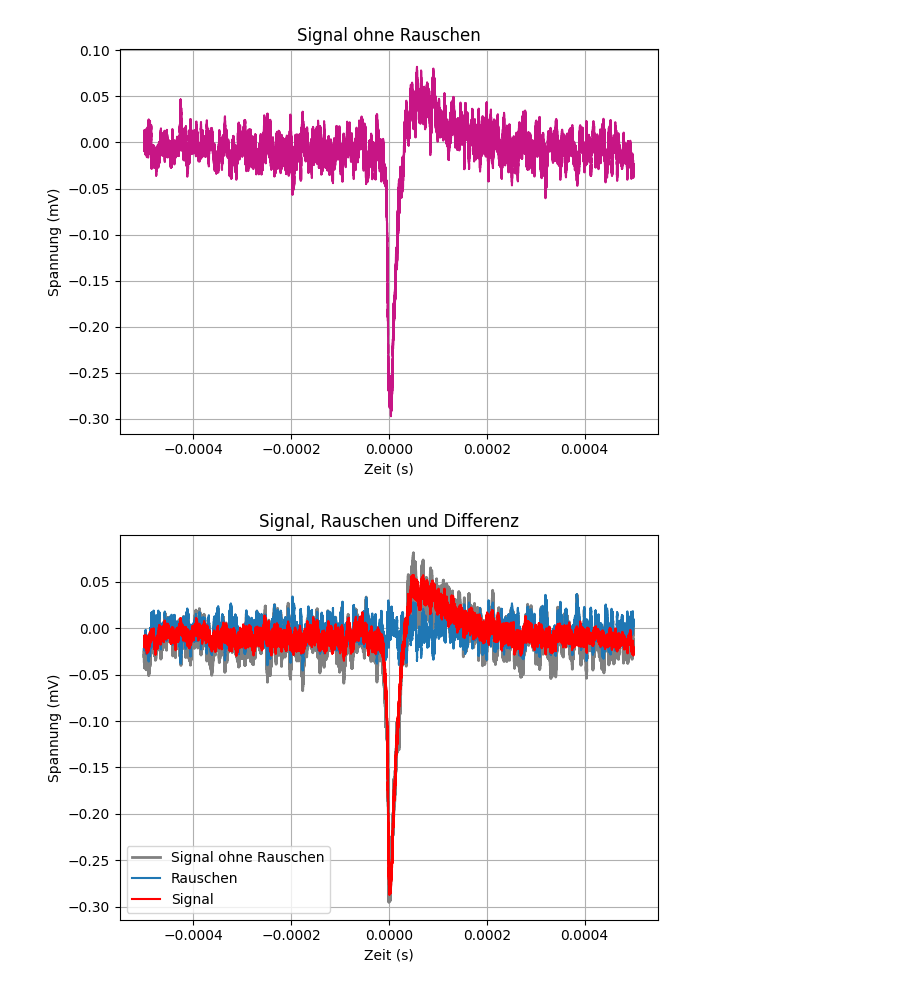
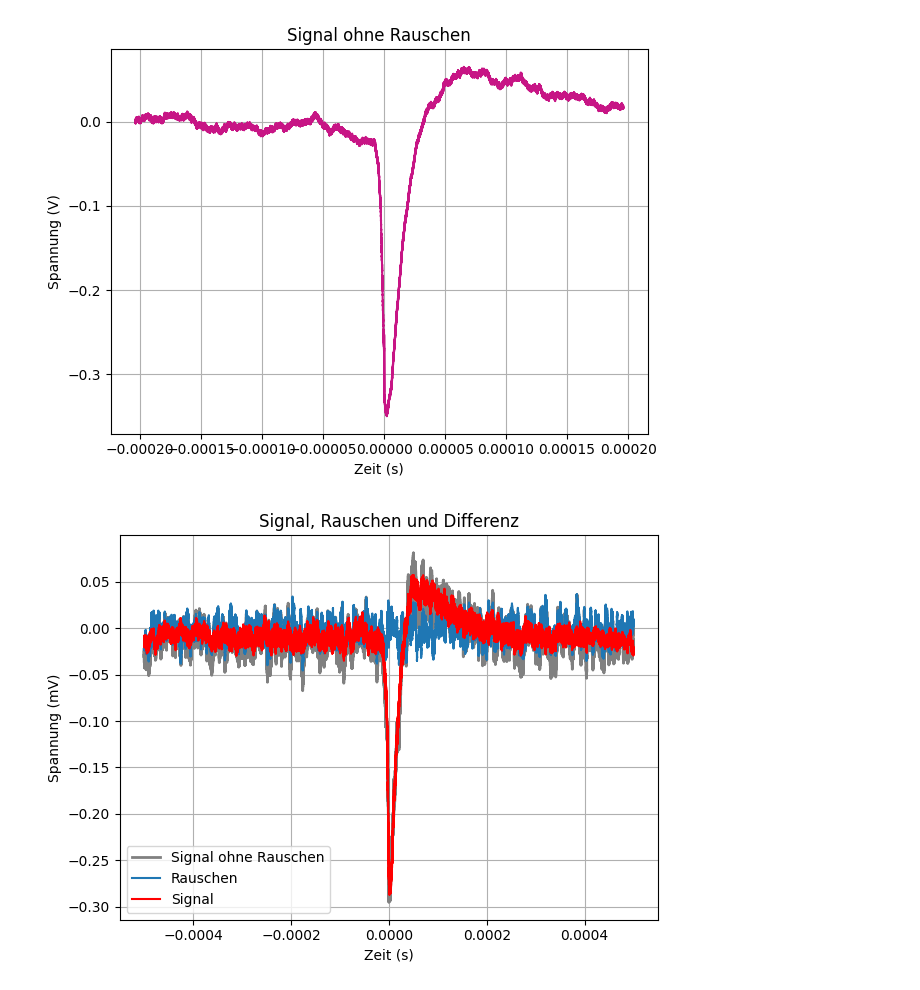
Before and after one commit to rojinaks/diy-particle-detector-V2, a Jupyter notebook: codes/Signal tests/signal-noiseNEUERDETEKTOR.ipynb, the cells around one changed output. Saved outputs shown, nothing was run; the diff lists cells and outputs as text; code cells hidden in the pictures.

```diff
--- a/codes/Signal tests/signal-noiseNEUERDETEKTOR.ipynb
+++ b/codes/Signal tests/signal-noiseNEUERDETEKTOR.ipynb
@@ -1,35 +1,32 @@
 # %%
 import numpy as np
 import pandas as pd
 import matplotlib.pyplot as plt
 
-file_signal = '/Users/rojinaksu/PycharmProjects/diy-particle-detector-V2/codes/Signal tests/Tek000neu.csv'
-file_noise = '/Users/rojinaksu/PycharmProjects/diy-particle-detector-V2/codes/Signal tests/Tek001.csv'
+file_signal = '/Users/rojinaksu/PycharmProjects/diy-particle-detector-V2/codes/Signal tests/Tek005.csv'
+file_noise = '/Users/rojinaksu/PycharmProjects/diy-particle-detector-V2/codes/Signal tests/Tek006.csv'
 
 df_signal = pd.read_csv(file_signal, header=None)
 df_noise = pd.read_csv(file_noise, header=None)
 
 df_signal.columns = ['time', 'signal']
 df_noise.columns = ['time', 'noise']
 
-# Sicherstellen, dass die Zeitachsen gleich sind
-if not np.allclose(df_signal['time'], df_noise['time']):
-    raise ValueError("Zeitachsen stimmen nicht überein!")
-
-# Rauschkorrektur
-x = df_signal['time'].to_numpy()
-y = df_signal['signal'] - df_noise['noise']
+# Schneide nur die gemeinsamen Zeitpunkte raus
+merged = pd.merge(df_signal, df_noise, on='time', how='inner')
+x = merged['time'].to_numpy()
+y = merged['signal'] - merged['noise']
 
 # Plot
 plt.plot(x, y, color='mediumvioletred')
 plt.xlabel('Zeit (s)')
-plt.ylabel('Spannung (mV)')
+plt.ylabel('Spannung (V)')
 plt.grid(True)
 plt.title('Signal ohne Rauschen')
 plt.tight_layout()
 plt.show()
 # %% [output]
-[figure, old version]
+[figure, new version]
 # %%
 plt.plot(df_signal['time'], y, label='Signal ohne Rauschen', linewidth=2, color='grey' )
 plt.plot(df_noise['time'], df_noise['noise'], label='Rauschen')
```
Also changed, not shown: 8 other files.
